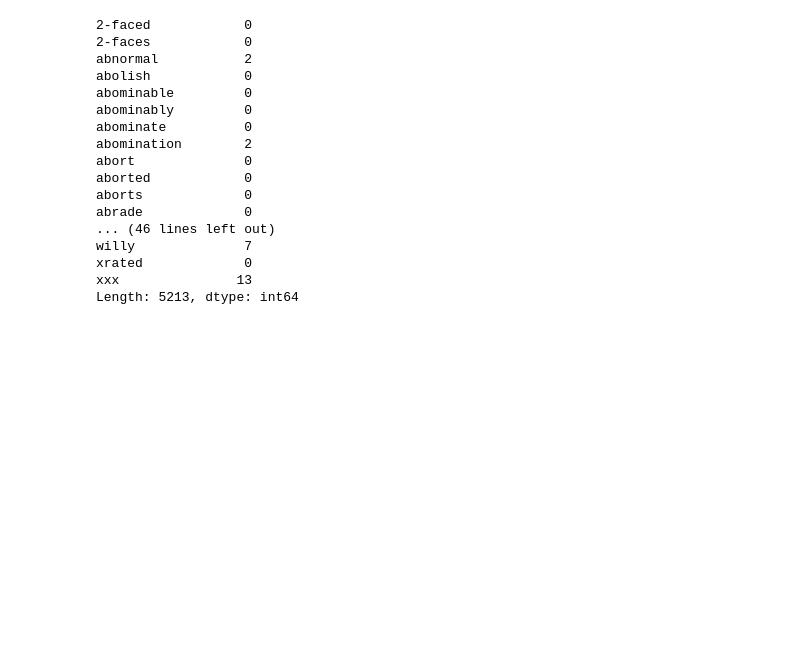
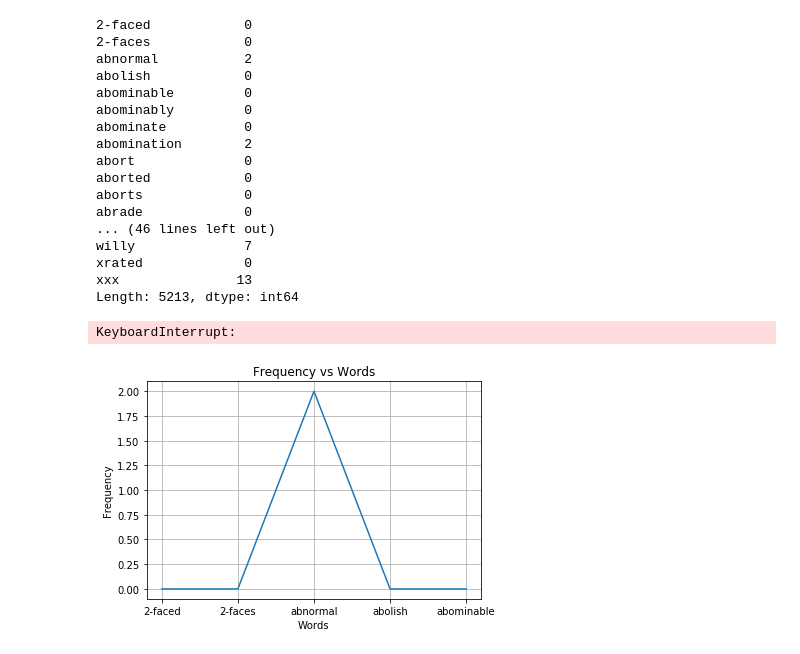
Before and after one commit to cinderlee/MachineLearningProject, a Jupyter notebook: unsupervised.ipynb, the cells around one changed output. Saved outputs shown, nothing was run; the diff lists cells and outputs as text; code cells hidden in the pictures; blank space fills up the shorter version.

Commit message:
add sample graph

```diff
--- a/unsupervised.ipynb
+++ b/unsupervised.ipynb
@@ -49,3 +51,11 @@ willy              7
 xrated             0
 xxx               13
 Length: 5213, dtype: int64
+# %%
+sums = []
+for i in range(len(bad_words)):
+    print(df_test_unsupervised.sum()[i])
+    sums.append(df_test_unsupervised.sum()[i])
+print(sums)
+# %% [output]
+KeyboardInterrupt:
@@ -51,0 +66,8 @@ Length: 5213, dtype: int64
+# %%
+plt.plot(bad_words[:5], sums[:5])
+plt.xlabel("Words")
+plt.ylabel("Frequency")
+plt.title("Frequency vs Words")
+plt.grid()
+# %% [output]
+[figure, added]
```
Also changed, not shown: parts of 3 cells of this notebook.
